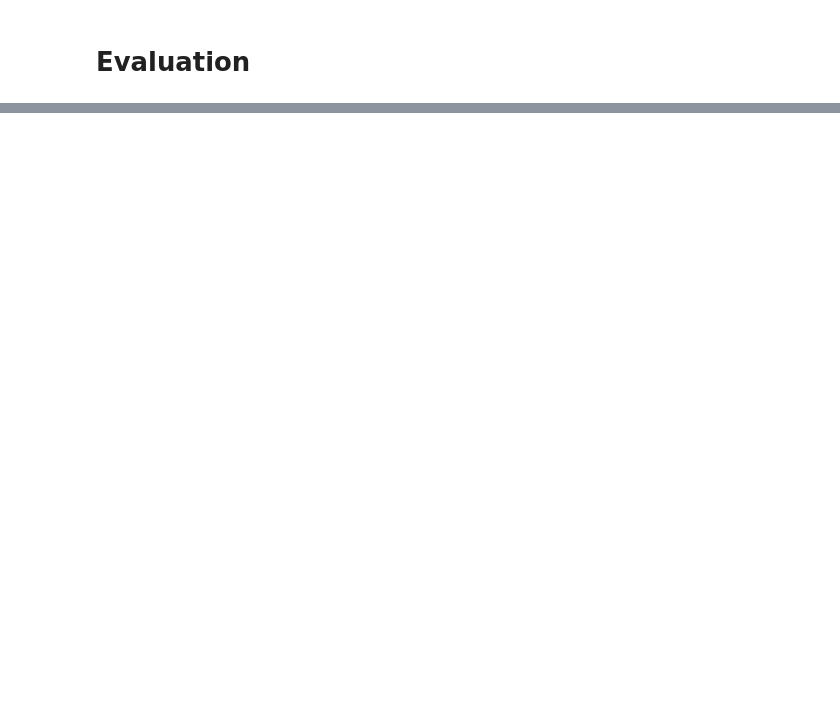
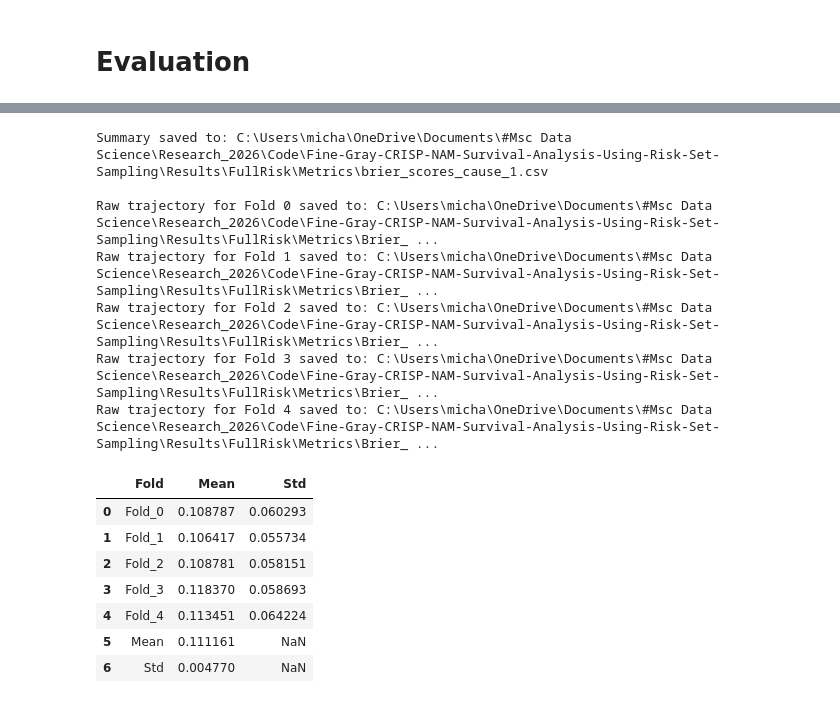
Before and after one commit to MichaelFalk1/Fine-Gray-CRISP-NAM-Survival-Analysis-Using-Risk-Set-Sampling, a Jupyter notebook: Models/main.ipynb, the cells around one changed output, grey strips where cells are left out. Cells and saved outputs as stored; diff of their text form; code cells hidden in the pictures; blank space fills up the shorter version.

```diff
--- a/Models/main.ipynb
+++ b/Models/main.ipynb
@@ -791,0 +980,62 @@ cindex_scores
+# %%
+metrics_dir = Path("../Results/FullRisk/Metrics")
+raw_dir = metrics_dir / f"Brier_Raw_cause_{model_cause}"
+
+metrics_dir.mkdir(parents=True, exist_ok=True)
+raw_dir.mkdir(parents=True, exist_ok=True)
+
+
+fold_summary_rows = [
+    {
+        "Fold": f"Fold_{i}",
+        "Mean": brier_obj.mean,
+        "Std": brier_obj.std
+    }
+    for i, brier_obj in enumerate(brier_scores)
+]
+
+df_fold_summary = pd.DataFrame(fold_summary_rows)
+
+# Calculate cross-validation mean and std across fold means
+overall_mean = df_fold_summary["Mean"].mean()
+overall_std = df_fold_summary["Mean"].std()
+
+summary_rows = pd.DataFrame([
+    {"Fold": "Mean", "Mean": overall_mean, "Std": np.nan},
+    {"Fold": "Std", "Mean": overall_std, "Std": np.nan}
+])
+
+df_brier_scores = pd.concat([df_fold_summary, summary_rows], ignore_index=True)
+summary_file = metrics_dir / f"brier_scores_cause_{model_cause}.csv"
+df_brier_scores.to_csv(summary_file, index=False)
+
+
+print(f"Summary saved to: {summary_file.resolve()}\n")
+
+
+for i, brier_obj in enumerate(brier_scores):
+    df_brier_raw = pd.DataFrame({
+        "time": brier_obj.time_grid,
+        "brier_score": brier_obj.scores
+    })
+    raw_file = raw_dir / f"brier_raw_fold_{i}.csv"
+    df_brier_raw.to_csv(raw_file, index=False)
+    print(f"Raw trajectory for Fold {i} saved to: {raw_file.resolve()}")
+
+df_brier_scores
+# %% [output]
+Summary saved to: C:\Users\micha\OneDrive\Documents\#Msc Data Science\Research_2026\Code\Fine-Gray-CRISP-NAM-Survival-Analysis-Using-Risk-Set-Sampling\Results\FullRisk\Metrics\brier_scores_cause_1.csv
+
+Raw trajectory for Fold 0 saved to: C:\Users\micha\OneDrive\Documents\#Msc Data Science\Research_2026\Code\Fine-Gray-CRISP-NAM-Survival-Analysis-Using-Risk-Set-Sampling\Results\FullRisk\Metrics\Brier_ ...
+Raw trajectory for Fold 1 saved to: C:\Users\micha\OneDrive\Documents\#Msc Data Science\Research_2026\Code\Fine-Gray-CRISP-NAM-Survival-Analysis-Using-Risk-Set-Sampling\Results\FullRisk\Metrics\Brier_ ...
+Raw trajectory for Fold 2 saved to: C:\Users\micha\OneDrive\Documents\#Msc Data Science\Research_2026\Code\Fine-Gray-CRISP-NAM-Survival-Analysis-Using-Risk-Set-Sampling\Results\FullRisk\Metrics\Brier_ ...
+Raw trajectory for Fold 3 saved to: C:\Users\micha\OneDrive\Documents\#Msc Data Science\Research_2026\Code\Fine-Gray-CRISP-NAM-Survival-Analysis-Using-Risk-Set-Sampling\Results\FullRisk\Metrics\Brier_ ...
+Raw trajectory for Fold 4 saved to: C:\Users\micha\OneDrive\Documents\#Msc Data Science\Research_2026\Code\Fine-Gray-CRISP-NAM-Survival-Analysis-Using-Risk-Set-Sampling\Results\FullRisk\Metrics\Brier_ ...
+|  | Fold | Mean | Std |
+| 0 | Fold_0 | 0.108787 | 0.060293 |
+| 1 | Fold_1 | 0.106417 | 0.055734 |
+| 2 | Fold_2 | 0.108781 | 0.058151 |
+| 3 | Fold_3 | 0.118370 | 0.058693 |
+| 4 | Fold_4 | 0.113451 | 0.064224 |
+| 5 | Mean | 0.111161 | NaN |
+| 6 | Std | 0.004770 | NaN |
```
Also changed, not shown: parts of 23 cells of this notebook, 32 other files.
